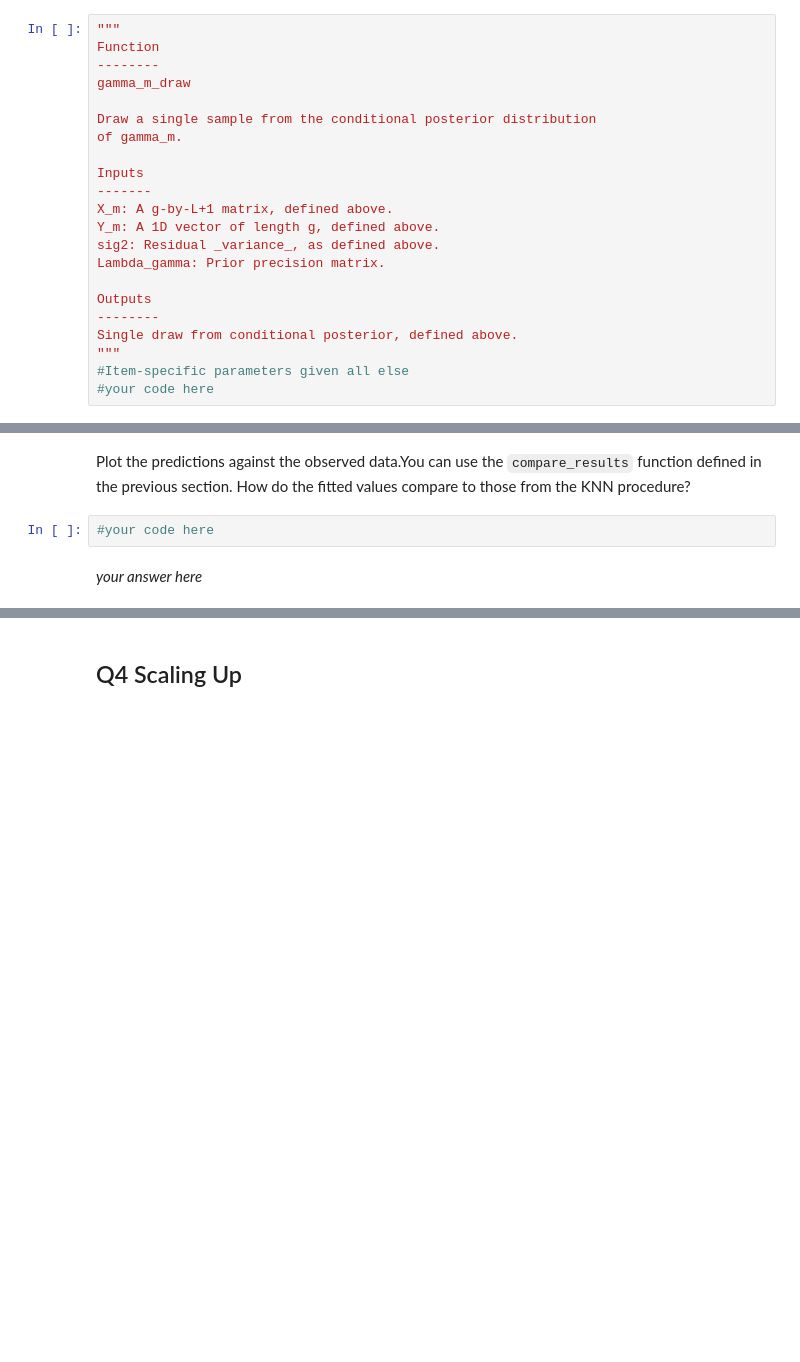
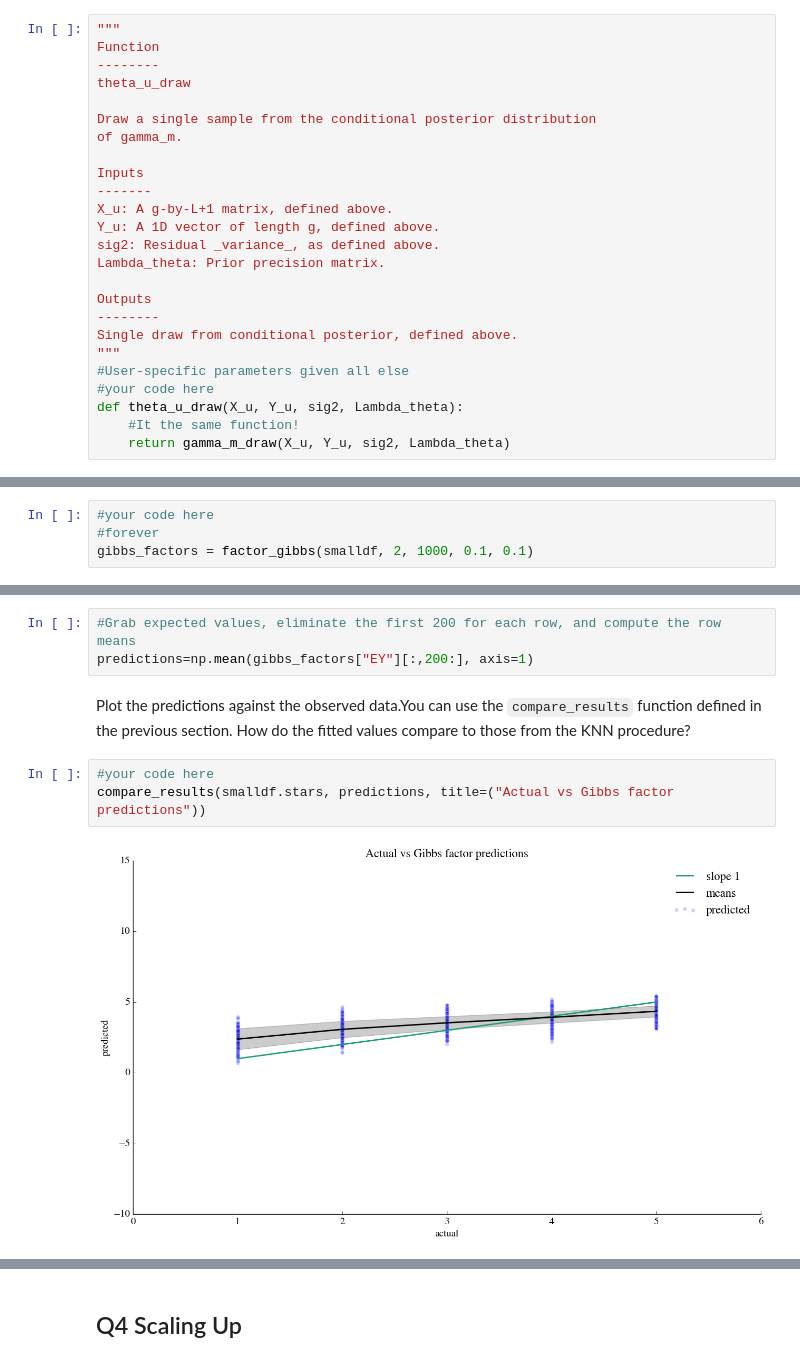
Before and after one commit to SupaStuff/599_hw, a Jupyter notebook: 4/HW4.ipynb, the cells around one changed output, grey strips where cells are left out. Saved outputs shown, nothing was run; the diff lists cells and outputs as text; blank space fills up the shorter version.

```diff
--- a/4/HW4.ipynb
+++ b/4/HW4.ipynb
@@ -1108,21 +1174,24 @@ $$ Q_{u'}= \left(\frac{1}{\sigma^2}X_{u'}^\top X_{u'} + \Lambda_\theta\right).$$
 """
 Function
 --------
-gamma_m_draw
+theta_u_draw
 
 Draw a single sample from the conditional posterior distribution
 of gamma_m.
 
 Inputs
 -------
-X_m: A g-by-L+1 matrix, defined above.
-Y_m: A 1D vector of length g, defined above.
+X_u: A g-by-L+1 matrix, defined above.
+Y_u: A 1D vector of length g, defined above.
 sig2: Residual _variance_, as defined above.
-Lambda_gamma: Prior precision matrix.
+Lambda_theta: Prior precision matrix.
 
 Outputs
 --------
 Single draw from conditional posterior, defined above.
 """
-#Item-specific parameters given all else
+#User-specific parameters given all else
 #your code here
+def theta_u_draw(X_u, Y_u, sig2, Lambda_theta):
+    #It the same function!
+    return gamma_m_draw(X_u, Y_u, sig2, Lambda_theta)
@@ -1293,0 +1350,4 @@ Compute the posterior mean of the fitted values for each $Y_{um}$, eliminating t
+# %%
+#your code here
+#forever
+gibbs_factors = factor_gibbs(smalldf, 2, 1000, 0.1, 0.1)
@@ -1294,6 +1365,10 @@ Compute the posterior mean of the fitted values for each $Y_{um}$, eliminating t
+# %%
+#Grab expected values, eliminate the first 200 for each row, and compute the row means
+predictions=np.mean(gibbs_factors["EY"][:,200:], axis=1)
 # %% [markdown]
 Plot the predictions against the observed data.You can use the `compare_results` function defined in the previous section. How do the fitted values compare to those from the KNN procedure?
-# %%
-#your code here
-# %% [markdown]
-*your answer here*
+# %%
+#your code here
+compare_results(smalldf.stars, predictions, title=("Actual vs Gibbs factor predictions"))
+# %% [output]
+[figure, added]
```
Also changed, not shown: parts of 25 cells of this notebook.
